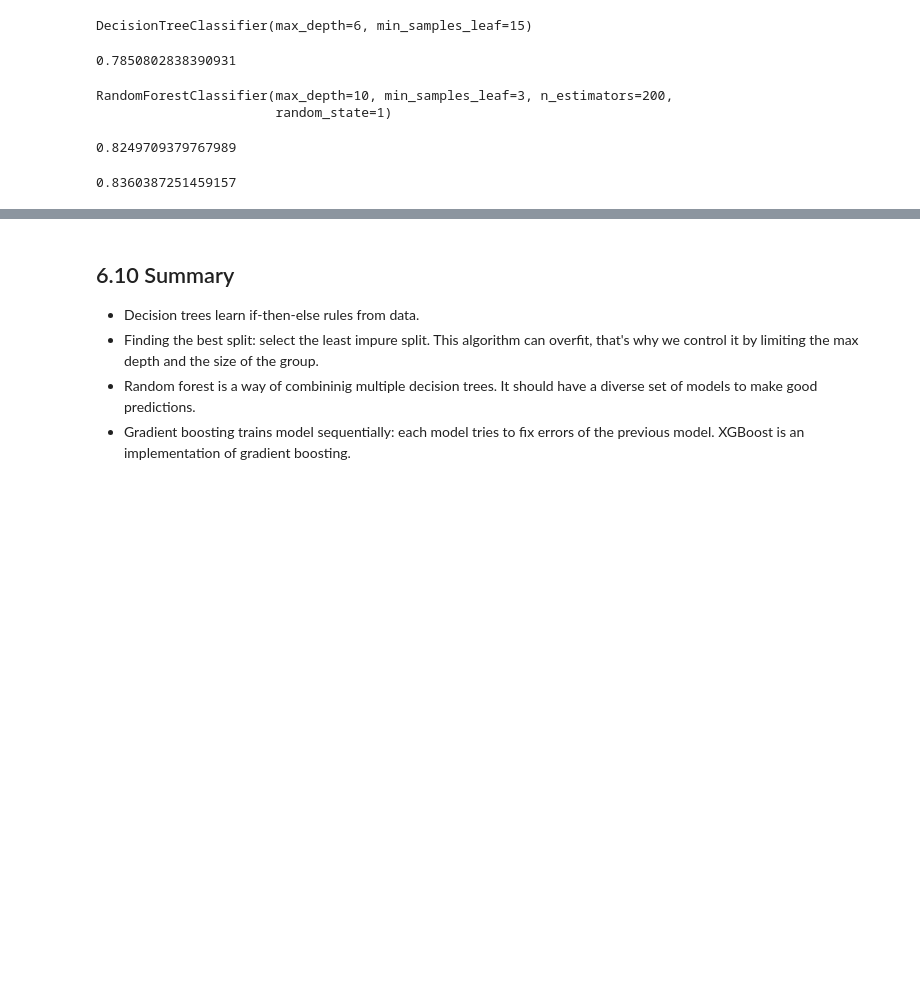
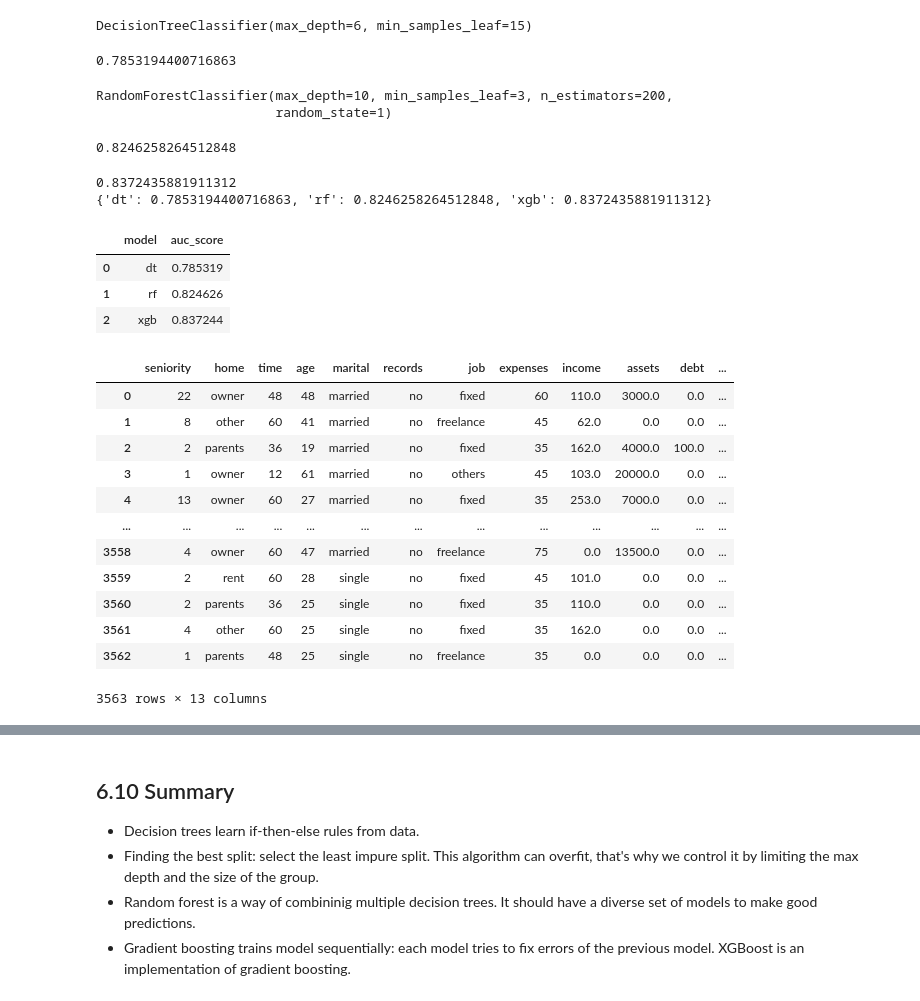
Before and after one commit to ellacharmed/machine-learning-zoomcamp, a Jupyter notebook: 06-trees/notebook.ipynb, the cells around one changed output, grey strips where cells are left out. Cells and saved outputs as stored; diff of their text form; code cells hidden in the pictures; blank space fills up the shorter version.

```diff
--- a/06-trees/notebook.ipynb
+++ b/06-trees/notebook.ipynb
@@ -949,9 +1087,11 @@ dt.fit(X_train, y_train)
 DecisionTreeClassifier(max_depth=6, min_samples_leaf=15)
 # %%
 y_pred = dt.predict_proba(X_val)[:, 1]
-roc_auc_score(y_val, y_pred)
+score = roc_auc_score(y_val, y_pred)
+best_model['dt'] = score
+print(score)
 # %% [output]
-0.7850802838390931
+0.7853194400716863
 # %%
 rf = RandomForestClassifier(n_estimators=200,
                             max_depth=10,
@@ -963,9 +1103,11 @@ RandomForestClassifier(max_depth=10, min_samples_leaf=3, n_estimators=200,
                        random_state=1)
 # %%
 y_pred = rf.predict_proba(X_val)[:, 1]
-roc_auc_score(y_val, y_pred)
+score = roc_auc_score(y_val, y_pred)
+best_model['rf'] = score
+print(score)
 # %% [output]
-0.8249709379767989
+0.8246258264512848
 # %%
 xgb_params = {
     'eta': 0.1,
@@ -984,7 +1126,37 @@ model = xgb.train(xgb_params, dtrain, num_boost_round=175)
 # %%
+import pprint
+
 y_pred = model.predict(dval)
-roc_auc_score(y_val, y_pred)
+score = roc_auc_score(y_val, y_pred)
+best_model['xgb'] = score
+print(score)
+pprint.pprint(best_model)
 # %% [output]
-0.8360387251459157
+0.8372435881911312
+{'dt': 0.7853194400716863, 'rf': 0.8246258264512848, 'xgb': 0.8372435881911312}
+# %%
+df_best_model = pd.DataFrame(best_model.items(), columns=cols)
+df_best_model
+# %% [output]
+|  | model | auc_score |
+| 0 | dt | 0.785319 |
+| 1 | rf | 0.824626 |
+| 2 | xgb | 0.837244 |
+# %%
+df_full_train
+# %% [output]
+|  | seniority | home | time | age | marital | records | job | expenses | income | assets | debt | ... |
+| 0 | 22 | owner | 48 | 48 | married | no | fixed | 60 | 110.0 | 3000.0 | 0.0 | ... |
+| 1 | 8 | other | 60 | 41 | married | no | freelance | 45 | 62.0 | 0.0 | 0.0 | ... |
+| 2 | 2 | parents | 36 | 19 | married | no | fixed | 35 | 162.0 | 4000.0 | 100.0 | ... |
+| 3 | 1 | owner | 12 | 61 | married | no | others | 45 | 103.0 | 20000.0 | 0.0 | ... |
+| 4 | 13 | owner | 60 | 27 | married | no | fixed | 35 | 253.0 | 7000.0 | 0.0 | ... |
+| ... | ... | ... | ... | ... | ... | ... | ... | ... | ... | ... | ... | ... |
+| 3558 | 4 | owner | 60 | 47 | married | no | freelance | 75 | 0.0 | 13500.0 | 0.0 | ... |
+| 3559 | 2 | rent | 60 | 28 | single | no | fixed | 45 | 101.0 | 0.0 | 0.0 | ... |
+| 3560 | 2 | parents | 36 | 25 | single | no | fixed | 35 | 110.0 | 0.0 | 0.0 | ... |
+| 3561 | 4 | other | 60 | 25 | single | no | fixed | 35 | 162.0 | 0.0 | 0.0 | ... |
+| 3562 | 1 | parents | 48 | 25 | single | no | freelance | 35 | 0.0 | 0.0 | 0.0 | ... |
+3563 rows × 13 columns
 # %%
 df_full_train = df_full_train.reset_index(drop=True)
```
Also changed, not shown: parts of 59 cells of this notebook, 8 other files.
